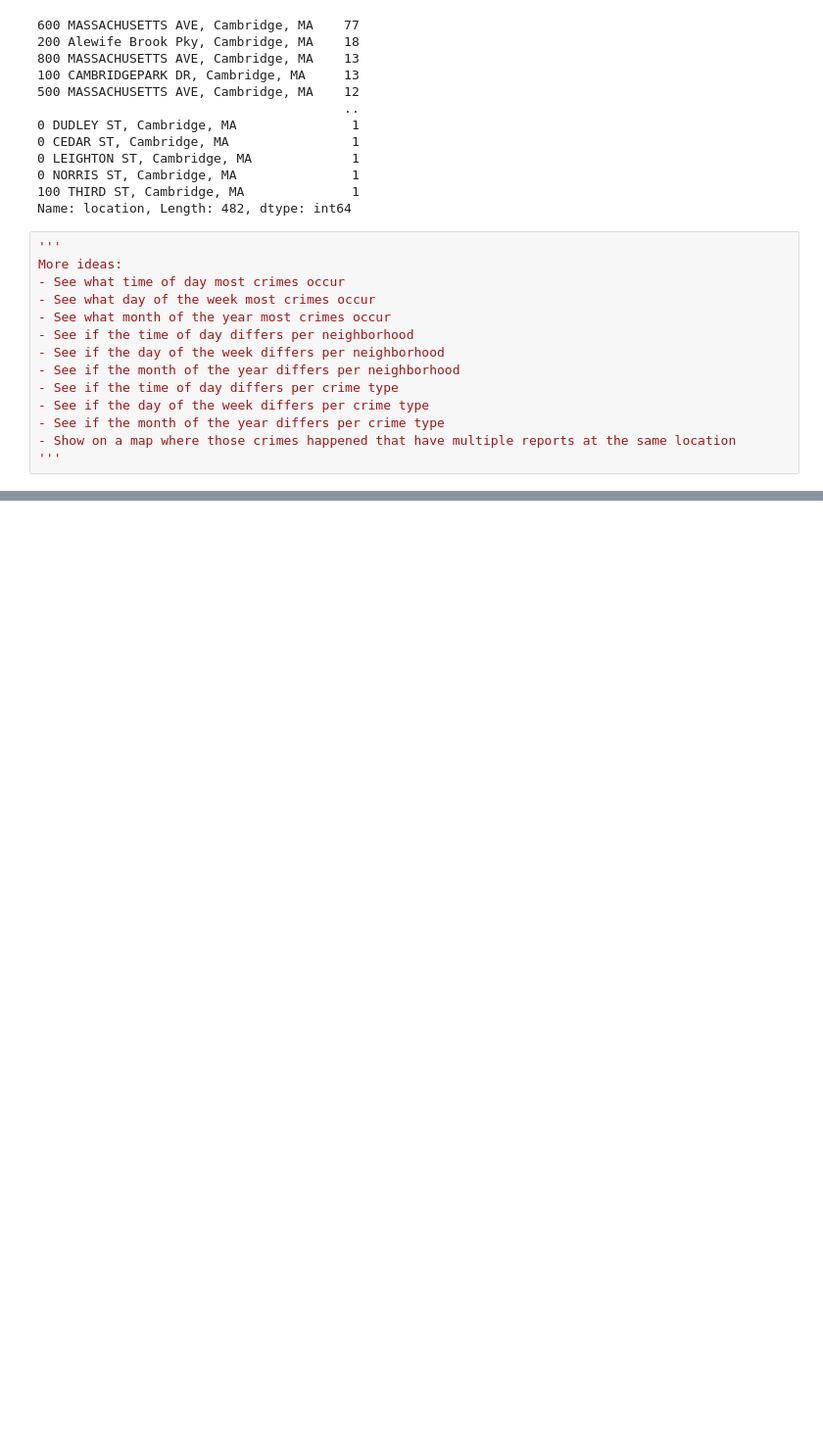
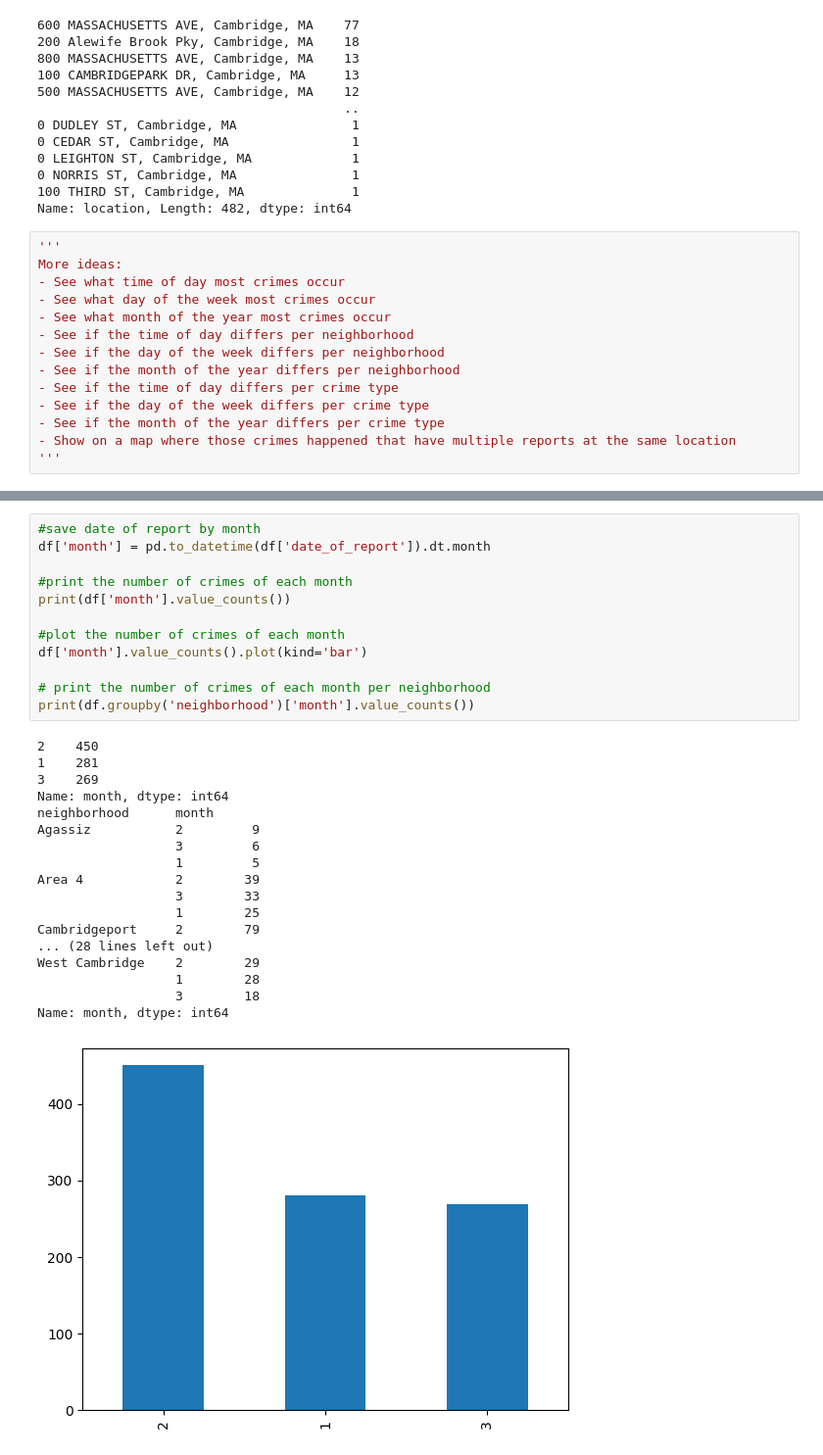
Before and after one commit to carolinevincent88/finalProject, a Jupyter notebook: explore.ipynb, the cells around one changed output, grey strips where cells are left out. Shown at 98% size. Cells and saved outputs as stored; diff of their text form; blank space fills up the shorter version.

```diff
--- a/explore.ipynb
+++ b/explore.ipynb
@@ -142,0 +215,31 @@ More ideas:
+# %%
+#save date of report by month
+df['month'] = pd.to_datetime(df['date_of_report']).dt.month
+
+#print the number of crimes of each month
+print(df['month'].value_counts())
+
+#plot the number of crimes of each month
+df['month'].value_counts().plot(kind='bar')
+
+# print the number of crimes of each month per neighborhood
+print(df.groupby('neighborhood')['month'].value_counts())
+# %% [output]
+2    450
+1    281
+3    269
+Name: month, dtype: int64
+neighborhood      month
+Agassiz           2         9
+                  3         6
+                  1         5
+Area 4            2        39
+                  3        33
+                  1        25
+Cambridgeport     2        79
+... (28 lines left out)
+West Cambridge    2        29
+                  1        28
+                  3        18
+Name: month, dtype: int64
+[figure, added]
```
Also changed, not shown: parts of 3 cells of this notebook.
